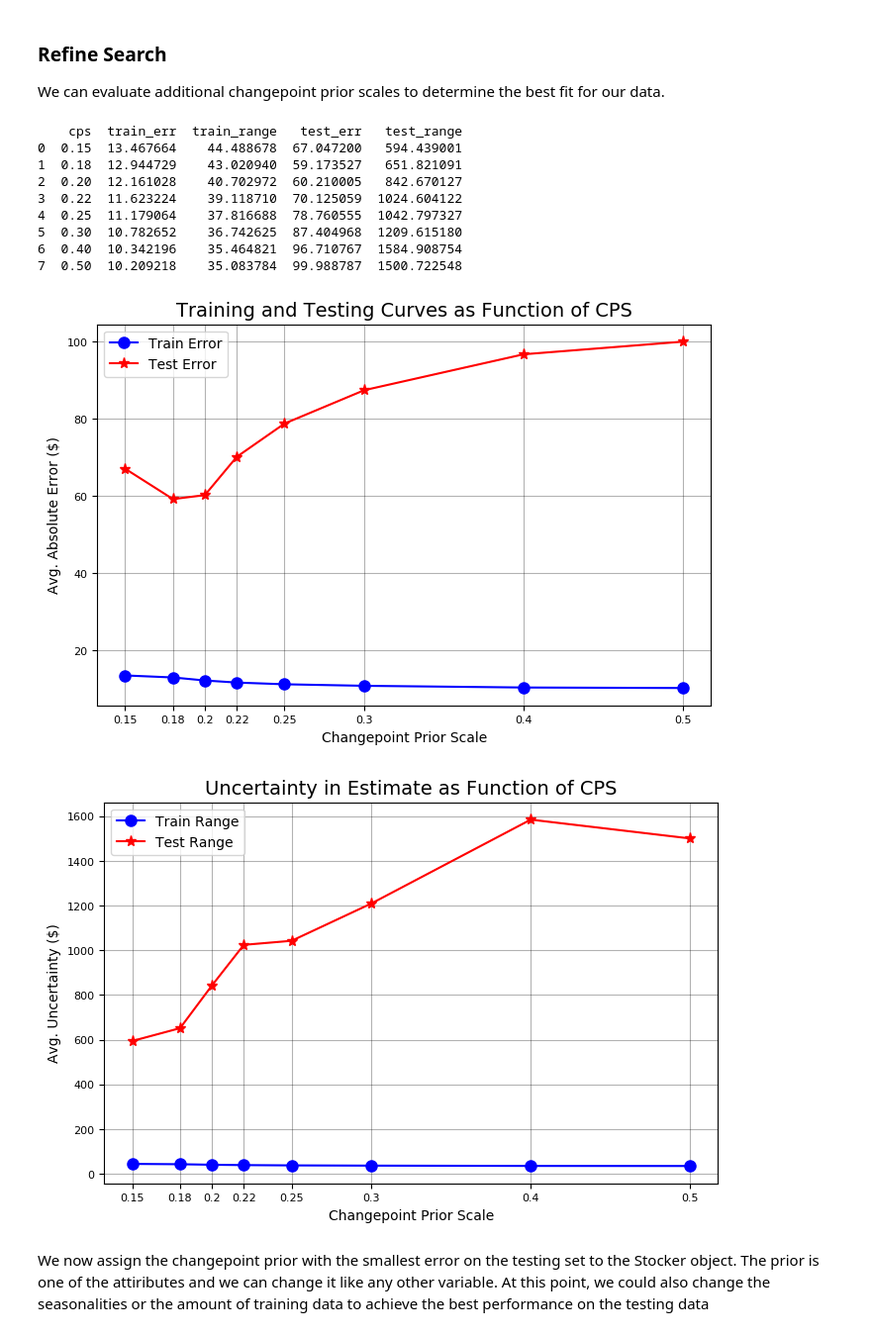
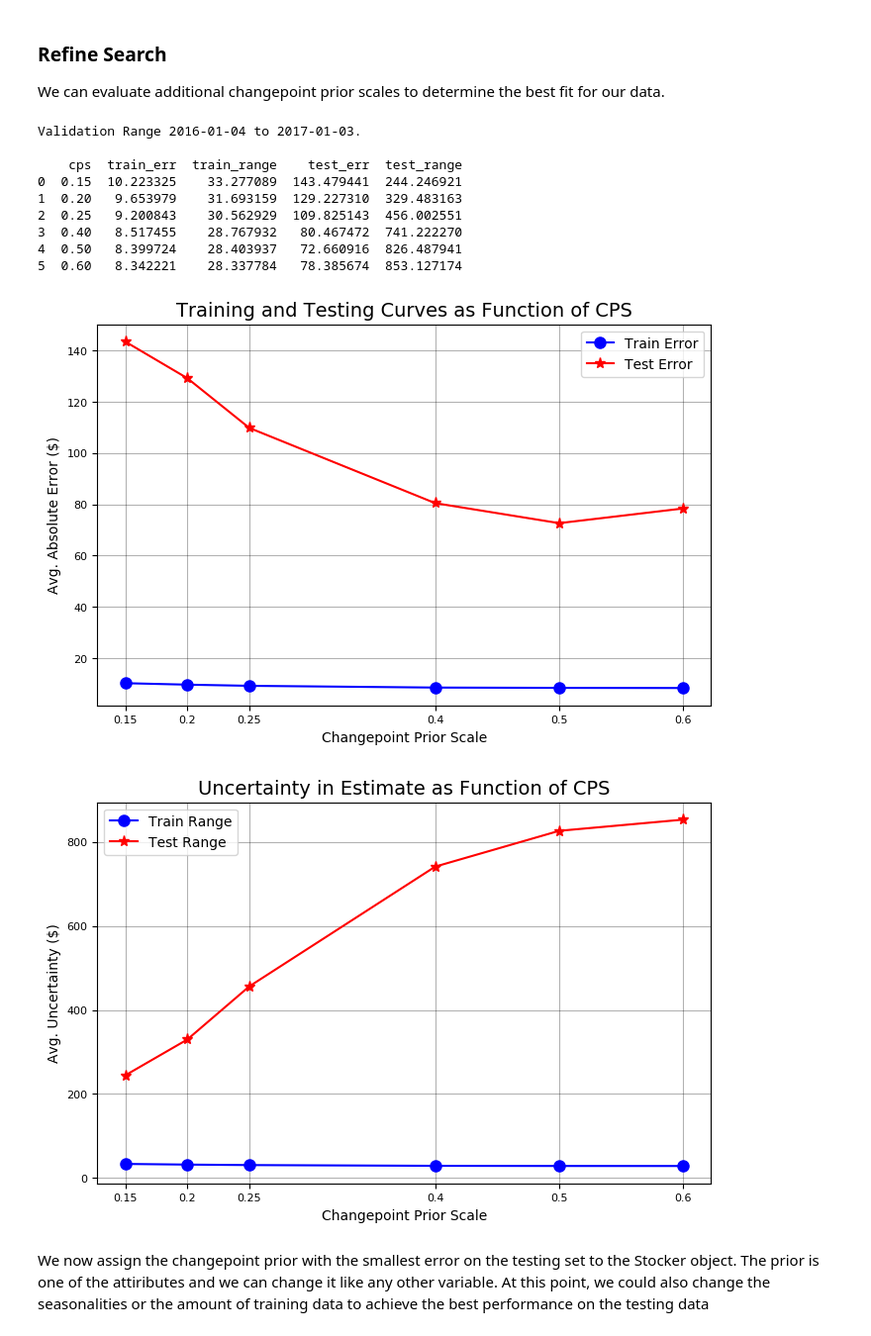
Before and after one commit to WillKoehrsen/Data-Analysis, a Jupyter notebook: stocker/Stocker Prediction Usage.ipynb, the cells around one changed output. Shown at 99% size. Drawn from its saved outputs; the diff is of its cells as text; code cells hidden in the pictures.

Commit message:
Changed evaluate method to use validation set

```diff
--- a/stocker/Stocker Prediction Usage.ipynb
+++ b/stocker/Stocker Prediction Usage.ipynb
@@ -150,19 +157,19 @@ amazon.changepoint_prior_validation(changepoint_priors=[0.001, 0.05, 0.1, 0.2])
 
 We can evaluate additional changepoint prior scales to determine the best fit for our data.
 # %%
-amazon.changepoint_prior_validation(changepoint_priors=[0.15, 0.18, 0.2, 0.22, 0.25, 0.3, 0.4, 0.5])
+amazon.changepoint_prior_validation(start_date='2016-01-04', end_date='2017-01-03', changepoint_priors=[0.15, 0.2, 0.25,0.4, 0.5, 0.6])
 # %% [output]
-    cps  train_err  train_range   test_err   test_range
-0  0.15  13.467664    44.488678  67.047200   594.439001
-1  0.18  12.944729    43.020940  59.173527   651.821091
-2  0.20  12.161028    40.702972  60.210005   842.670127
-3  0.22  11.623224    39.118710  70.125059  1024.604122
-4  0.25  11.179064    37.816688  78.760555  1042.797327
-5  0.30  10.782652    36.742625  87.404968  1209.615180
-6  0.40  10.342196    35.464821  96.710767  1584.908754
-7  0.50  10.209218    35.083784  99.988787  1500.722548
+Validation Range 2016-01-04 to 2017-01-03.
+
+    cps  train_err  train_range    test_err  test_range
+0  0.15  10.223325    33.277089  143.479441  244.246921
+1  0.20   9.653979    31.693159  129.227310  329.483163
+2  0.25   9.200843    30.562929  109.825143  456.002551
+3  0.40   8.517455    28.767932   80.467472  741.222270
+4  0.50   8.399724    28.403937   72.660916  826.487941
+5  0.60   8.342221    28.337784   78.385674  853.127174
-[figure, old version]
+[figure, new version]
-[figure, old version]
+[figure, new version]
 # %% [markdown]
 We now assign the changepoint prior with the smallest error on the testing set to the Stocker object. The prior is one of the attiributes and we can change it like any other variable. At this point, we could also change the seasonalities or the amount of training data to achieve the best performance on the testing data
 # %%
```
Also changed, not shown: parts of 21 cells of this notebook, 11 other files.
